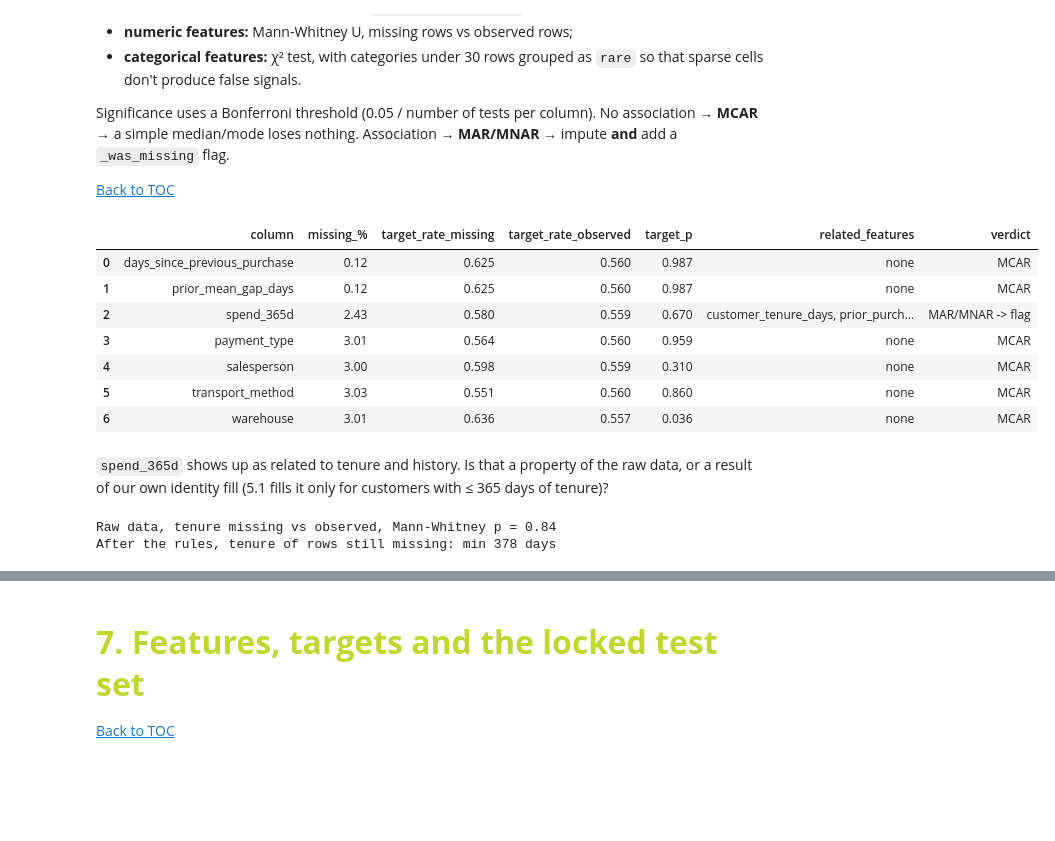
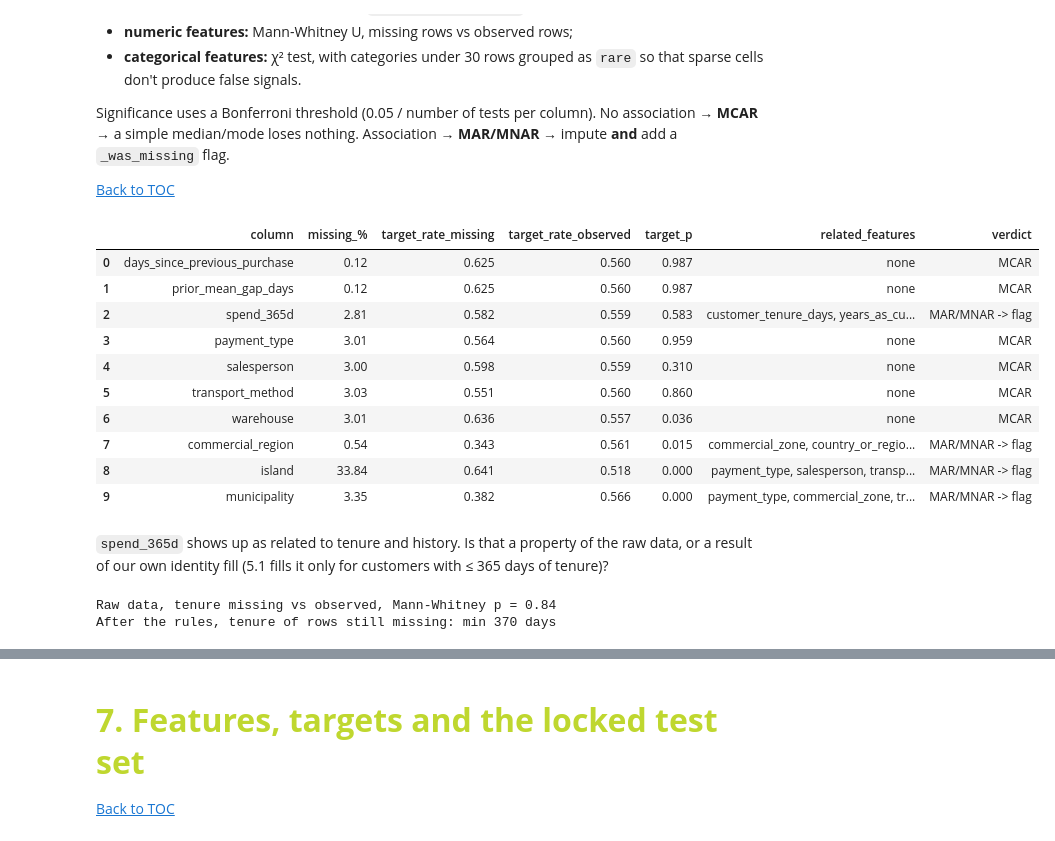
Before and after one commit to luisrafaelsoeiro/ETAI_Project, a Jupyter notebook: preprocessing.ipynb, the cells around one changed output, grey strips where cells are left out. Drawn from its saved outputs; the diff is of its cells as text; code cells hidden in the pictures; blank space fills up the shorter version.

```diff
--- a/preprocessing.ipynb
+++ b/preprocessing.ipynb
@@ -624,0 +689,21 @@ corr(random_noise, repeat_purchase_90d) = -0.012
+# %%
+target = config["classification"]["target"]
+implied_mean = evidence["prior_total_spend"] / evidence["prior_purchase_count"]
+bad_mean = (evidence["prior_purchase_count"] > 0) & evidence["prior_mean_purchase_value"].notna() & ~np.isclose(
+    evidence["prior_mean_purchase_value"], implied_mean, rtol=1e-3, atol=0.6)
+bad_365 = evidence["spend_365d"] > evidence["prior_total_spend"] + 0.01
+below_cost = evidence["cost"] > evidence["net_total"]
+
+ratio_mean = (evidence["prior_mean_purchase_value"] / implied_mean)[bad_mean]
+ratio_365 = (evidence["spend_365d"] / evidence["prior_total_spend"])[bad_365]
+display(pd.DataFrame({
+    "rows": [int(bad_mean.sum()), int(bad_365.sum())],
+    "times_too_large (min)": [ratio_mean.min(), ratio_365.min()],
+    "times_too_large (median)": [ratio_mean.median(), ratio_365.median()],
+    "times_too_large (max)": [ratio_mean.max(), ratio_365.max()],
+    "repurchase_rate": [evidence.loc[bad_mean, target].mean(), evidence.loc[bad_365, target].mean()],
+}, index=["prior_mean_purchase_value vs total / count", "spend_365d vs prior_total_spend"]).round(2))
+print(f"prior_mean_purchase_value above prior_max_purchase_value: {int((evidence['prior_mean_purchase_value'] > evidence['prior_max_purchase_value'] + 0.01)[bad_mean].sum())} of the {int(bad_mean.sum())}")
+print(f"overall repurchase rate: {evidence[target].mean():.2f}")
+print(f"sold below cost: {int(below_cost.sum())} rows, median cost / net_total = "
+      f"{(evidence.loc[below_cost, 'cost'] / evidence.loc[below_cost, 'net_total']).median():.2f}")
@@ -657,10 +757,10 @@ Each column is 100% missing exactly where it is undefined. The few gaps left at
 # %%
-train_rules, cleaning_report = clean_dataset(train_raw, diag_cfg)
-test_rules, _ = clean_dataset(test_raw, diag_cfg)
-assert len(train_rules) == len(train_raw) and len(test_rules) == len(test_raw), "clean_dataset must keep every row"
-display(cleaning_report)
+train_rules, cleaning_report = prepare_table(train_raw, config, clientes_raw)
+test_rules, _ = prepare_table(test_raw, config, clientes_raw)
+assert len(train_rules) == len(train_raw) and len(test_rules) == len(test_raw), "prepare_table must keep every row"
+display(cleaning_report[["step", "column", "values"]])
 
-train_rules, row_report = drop_training_rows(train_rules, diag_cfg, data_cfg["id_column"])
+train_rules, row_report = drop_training_rows(train_rules, diag_cfg, data_cfg["id_column"], config["customers"])
 display(row_report)
 print(f"train.csv: {len(train_raw)} -> {len(train_rules)} training rows | test.csv: {len(test_raw)} -> {len(test_rules)} rows (none dropped)")
 # %% [output]
@@ -713,41 +821,46 @@ def missingness_tests(df, columns, numeric, categorical, target, min_category_ro
                 ).pvalue
         for other in categorical:
             if other != column:
                 values = df[other].fillna("missing")
                 counts = values.value_counts()
                 values = values.where(values.map(counts).ge(min_category_rows), "rare")
                 p_values[other] = stats.chi2_contingency(pd.crosstab(missing, values))[1]
 
         threshold = 0.05 / (len(p_values) + 1)
         related = [other for other, p in sorted(p_values.items(), key=lambda kv: kv[1]) if p < threshold]
         rows.append({
             "column": column,
             "missing_%": round(100 * missing.mean(), 2),
             "target_rate_missing": round(df.loc[missing, target].mean(), 3),
             "target_rate_observed": round(df.loc[~missing, target].mean(), 3),
             "target_p": round(target_p, 3),
             "related_features": ", ".join(related[:4]) or "none",
             "verdict": "MCAR" if target_p >= threshold and not related else "MAR/MNAR -> flag",
         })
     return pd.DataFrame(rows)
 
 
-model_columns = prep_cfg["numeric_features"] + prep_cfg["categorical_features"]
-remaining_gaps = [c for c in model_columns if train_rules[c].isna().any()]
+task_recipes = {task: task_preprocessing_config(config, task) for task in ["classification", "regression"]}
+numeric_union = list(dict.fromkeys(f for r in task_recipes.values() for f in r["numeric_features"]))
+categorical_union = list(dict.fromkeys(f for r in task_recipes.values() for f in r["categorical_features"]))
+remaining_gaps = [c for c in numeric_union + categorical_union if train_rules[c].isna().any()]
 mechanism_table = missingness_tests(
-    train_rules, remaining_gaps, prep_cfg["numeric_features"], prep_cfg["categorical_features"],
+    train_rules, remaining_gaps, numeric_union, categorical_union,
     config["classification"]["target"],
 )
 display(mechanism_table)
 # %% [output]
 |  | column | missing_% | target_rate_missing | target_rate_observed | target_p | related_features | verdict |
 | 0 | days_since_previous_purchase | 0.12 | 0.625 | 0.560 | 0.987 | none | MCAR |
 | 1 | prior_mean_gap_days | 0.12 | 0.625 | 0.560 | 0.987 | none | MCAR |
-| 2 | spend_365d | 2.43 | 0.580 | 0.559 | 0.670 | customer_tenure_days, prior_purch... | MAR/MNAR -> flag |
+| 2 | spend_365d | 2.81 | 0.582 | 0.559 | 0.583 | customer_tenure_days, years_as_cu... | MAR/MNAR -> flag |
 | 3 | payment_type | 3.01 | 0.564 | 0.560 | 0.959 | none | MCAR |
 | 4 | salesperson | 3.00 | 0.598 | 0.559 | 0.310 | none | MCAR |
 | 5 | transport_method | 3.03 | 0.551 | 0.560 | 0.860 | none | MCAR |
 | 6 | warehouse | 3.01 | 0.636 | 0.557 | 0.036 | none | MCAR |
+| 7 | commercial_region | 0.54 | 0.343 | 0.561 | 0.015 | commercial_zone, country_or_regio... | MAR/MNAR -> flag |
+| 8 | island | 33.84 | 0.641 | 0.518 | 0.000 | payment_type, salesperson, transp... | MAR/MNAR -> flag |
+| 9 | municipality | 3.35 | 0.382 | 0.566 | 0.000 | payment_type, commercial_zone, tr... | MAR/MNAR -> flag |
 # %% [markdown]
 `spend_365d` shows up as related to tenure and history. Is that a property of the raw data, or a result of our own identity fill (5.1 fills it only for customers with ≤ 365 days of tenure)?
 # %%
@@ -760,5 +873,5 @@ print("After the rules, tenure of rows still missing: min",
       int(train_rules.loc[still_missing, "customer_tenure_days"].min()), "days")
 # %% [output]
 Raw data, tenure missing vs observed, Mann-Whitney p = 0.84
-After the rules, tenure of rows still missing: min 378 days
+After the rules, tenure of rows still missing: min 370 days
 # %% [markdown]
```
Also changed, not shown: parts of 49 cells of this notebook, 6 other files.
